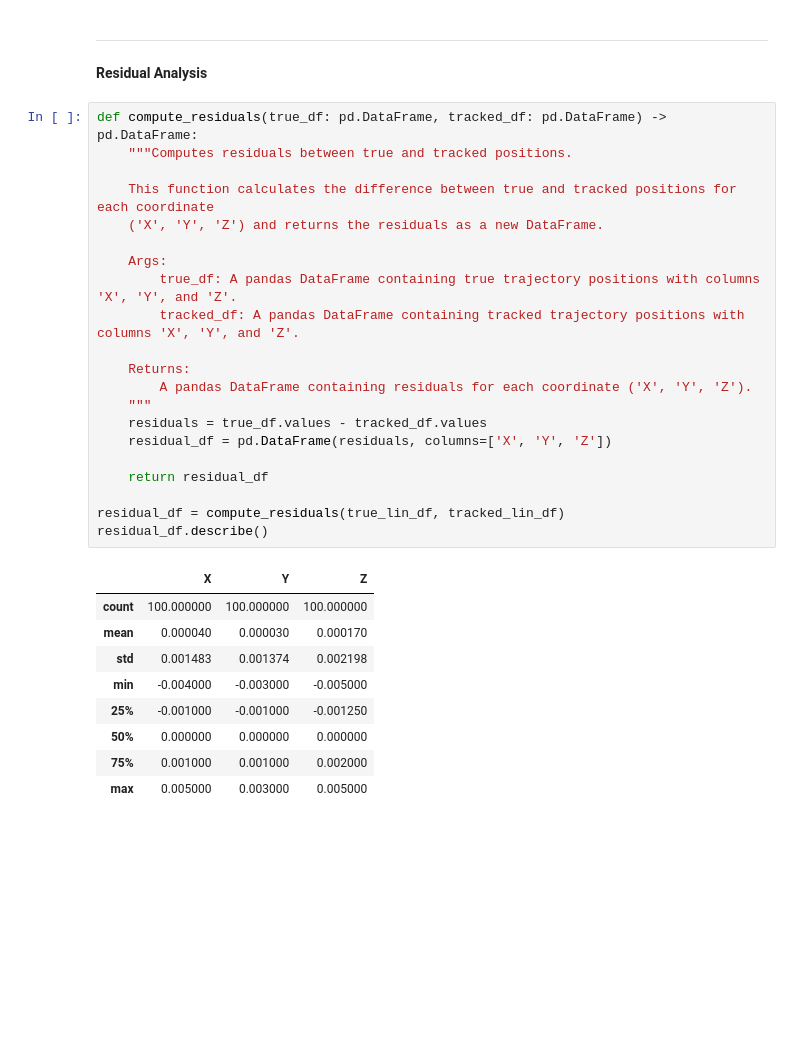
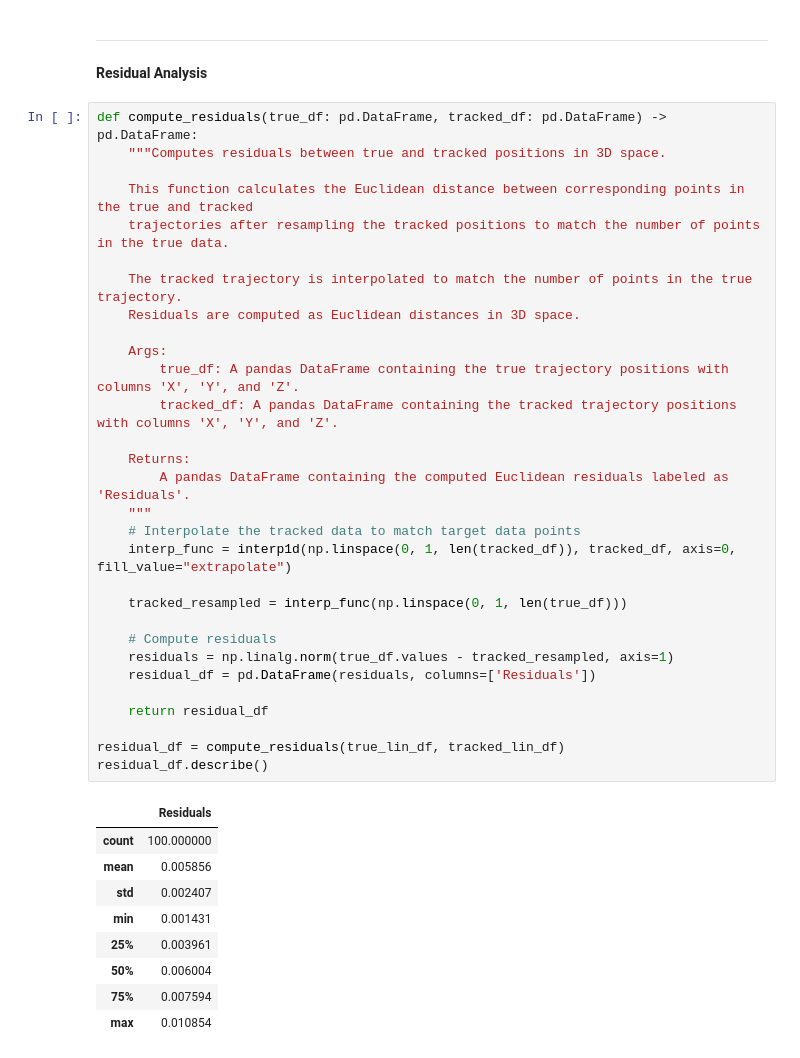
Before and after one commit to matteogianferrari/multilat_sensor_net, a Jupyter notebook: notebooks/multilat_analysis.ipynb, the cells around one changed output. Cells and saved outputs as stored; diff of their text form; blank space fills up the shorter version.

```diff
--- a/notebooks/multilat_analysis.ipynb
+++ b/notebooks/multilat_analysis.ipynb
@@ -91,35 +92,44 @@ plot_trajectories(true_circ_df, tracked_circ_df, sensors_pos_df)
 **Residual Analysis**
 # %%
 def compute_residuals(true_df: pd.DataFrame, tracked_df: pd.DataFrame) -> pd.DataFrame:
-    """Computes residuals between true and tracked positions.
+    """Computes residuals between true and tracked positions in 3D space.
 
-    This function calculates the difference between true and tracked positions for each coordinate
-    ('X', 'Y', 'Z') and returns the residuals as a new DataFrame.
+    This function calculates the Euclidean distance between corresponding points in the true and tracked
+    trajectories after resampling the tracked positions to match the number of points in the true data.
+
+    The tracked trajectory is interpolated to match the number of points in the true trajectory.
+    Residuals are computed as Euclidean distances in 3D space.
 
     Args:
-        true_df: A pandas DataFrame containing true trajectory positions with columns 'X', 'Y', and 'Z'.
-        tracked_df: A pandas DataFrame containing tracked trajectory positions with columns 'X', 'Y', and 'Z'.
+        true_df: A pandas DataFrame containing the true trajectory positions with columns 'X', 'Y', and 'Z'.
+        tracked_df: A pandas DataFrame containing the tracked trajectory positions with columns 'X', 'Y', and 'Z'.
 
     Returns:
-        A pandas DataFrame containing residuals for each coordinate ('X', 'Y', 'Z').
+        A pandas DataFrame containing the computed Euclidean residuals labeled as 'Residuals'.
     """
-    residuals = true_df.values - tracked_df.values
-    residual_df = pd.DataFrame(residuals, columns=['X', 'Y', 'Z'])
+    # Interpolate the tracked data to match target data points
+    interp_func = interp1d(np.linspace(0, 1, len(tracked_df)), tracked_df, axis=0, fill_value="extrapolate")
+
+    tracked_resampled = interp_func(np.linspace(0, 1, len(true_df)))
+
+    # Compute residuals
+    residuals = np.linalg.norm(true_df.values - tracked_resampled, axis=1)
+    residual_df = pd.DataFrame(residuals, columns=['Residuals'])
 
     return residual_df
 
 residual_df = compute_residuals(true_lin_df, tracked_lin_df)
 residual_df.describe()
 # %% [output]
-|  | X | Y | Z |
-| count | 100.000000 | 100.000000 | 100.000000 |
-| mean | 0.000040 | 0.000030 | 0.000170 |
-| std | 0.001483 | 0.001374 | 0.002198 |
-| min | -0.004000 | -0.003000 | -0.005000 |
-| 25% | -0.001000 | -0.001000 | -0.001250 |
-| 50% | 0.000000 | 0.000000 | 0.000000 |
-| 75% | 0.001000 | 0.001000 | 0.002000 |
-| max | 0.005000 | 0.003000 | 0.005000 |
+|  | Residuals |
+| count | 100.000000 |
+| mean | 0.005856 |
+| std | 0.002407 |
+| min | 0.001431 |
+| 25% | 0.003961 |
+| 50% | 0.006004 |
+| 75% | 0.007594 |
+| max | 0.010854 |
 # %%
 residual_df = compute_residuals(true_circ_df, tracked_circ_df)
 residual_df.describe()
```
Also changed, not shown: parts of 4 cells of this notebook, 5 other files.
